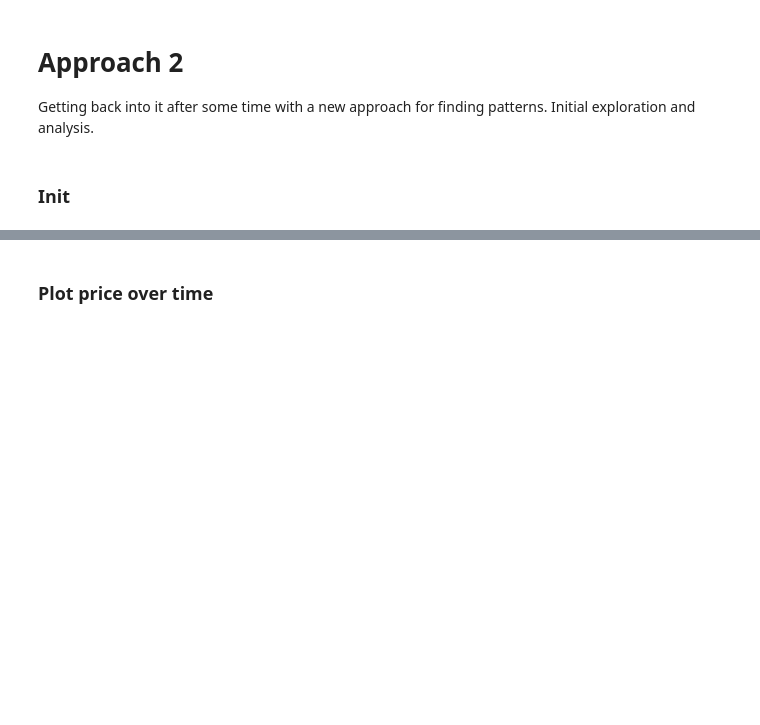
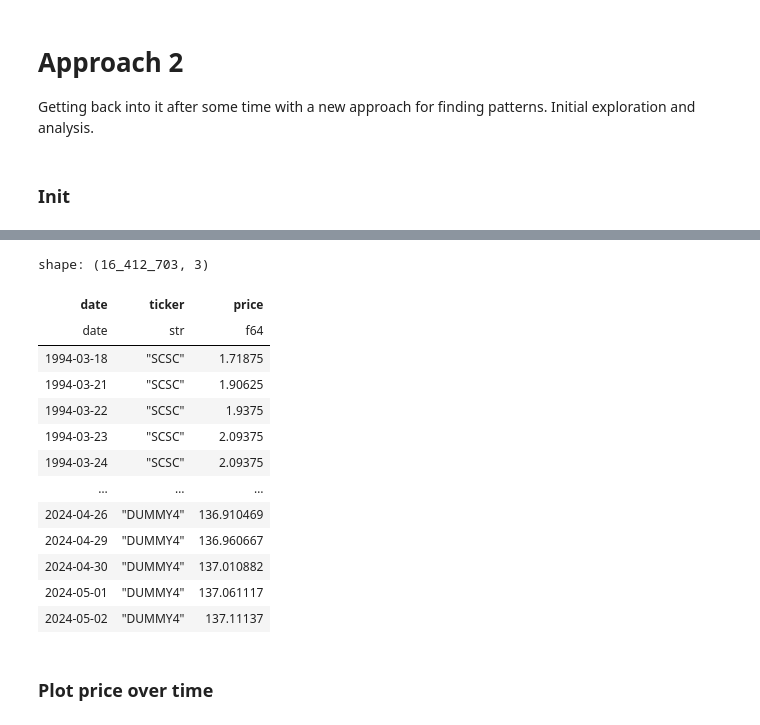
Before and after one commit to GoneSahlin/PutAnalysis, a Jupyter notebook: analysis/approach_2.ipynb, the cells around one changed output, grey strips where cells are left out. Cells and saved outputs as stored; diff of their text form; code cells hidden in the pictures; blank space fills up the shorter version.

```diff
--- a/analysis/approach_2.ipynb
+++ b/analysis/approach_2.ipynb
@@ -41,0 +22,66 @@ shape: (16_409_255, 3)
+# %%
+path = os.path.join('data', 'silver', 'prices_with_nrdy')
+
+df = pl.read_parquet(path)
+
+# dummy 1
+dummy_dfs = []
+k = np.log(1.1) / 260
+dummy_1_f = lambda x: (100 * np.e ** (k * x) - 10 * (x // 50) + 10 / 50 * x)
+
+dummy_dfs.append(df
+    .filter(pl.col('ticker') == pl.lit('NRDY'))
+    .with_columns(
+        pl.lit('DUMMY1').alias('ticker'),
+        dummy_1_f(pl.col('date').rank() - 1).alias('price')
+    )
+)
+
+# dummy 2
+size = dummy_dfs[0].shape[0]
+
+np.random.seed(int(datetime.now().timestamp()))
+noise = (np.random.random(size) -.5) * 20
+
+dummy_dfs.append(dummy_dfs[0]
+    .with_columns(
+        pl.lit('DUMMY2').alias('ticker'),
+       (pl.col('price') - pl.lit(noise)).alias('price')
+    )
+)
+
+# dummy 3 (more variance)
+
+noise_2 = (np.random.random(size) -.5) * 100
+
+dummy_dfs.append(dummy_dfs[0]
+    .with_columns(
+        pl.lit('DUMMY3').alias('ticker'),
+       (pl.col('price') - pl.lit(noise_2)).alias('price')
+    )
+)
+
+# dummy 4 (spikes are uneven)
+dummy_4_f = lambda x: 100 * np.e ** (k * x)
+dummy_4_prices = [dummy_4_f(x) for x in range(size)]
+i = 0
+while i < size:
+    i += 50 + np.random.randint(-10, 10)
+    if i < size:
+        dummy_4_prices[i] -= 10
+
+print([print(x) for x in dummy_4_prices])
+
+dummy_dfs.append(
+    dummy_dfs[0]
+    .with_columns(
+        pl.lit('DUMMY4').alias('ticker'),
+        pl.Series(dummy_4_prices).alias('price')
+    )
+)
+
+
+df = pl.concat([df, *dummy_dfs])
+
+display(df)
+# %% [output]
@@ -42,3 +105,17 @@ shape: (16_409_255, 3)
+shape: (16_412_703, 3)
+| date | ticker | price |
+| date | str | f64 |
+| 1994-03-18 | "SCSC" | 1.71875 |
+| 1994-03-21 | "SCSC" | 1.90625 |
+| 1994-03-22 | "SCSC" | 1.9375 |
+| 1994-03-23 | "SCSC" | 2.09375 |
+| 1994-03-24 | "SCSC" | 2.09375 |
+| … | … | … |
+| 2024-04-26 | "DUMMY4" | 136.910469 |
+| 2024-04-29 | "DUMMY4" | 136.960667 |
+| 2024-04-30 | "DUMMY4" | 137.010882 |
+| 2024-05-01 | "DUMMY4" | 137.061117 |
+| 2024-05-02 | "DUMMY4" | 137.11137 |
 # %% [markdown]
 ### Plot price over time
 # %%
```
Also changed, not shown: parts of 14 cells of this notebook.
